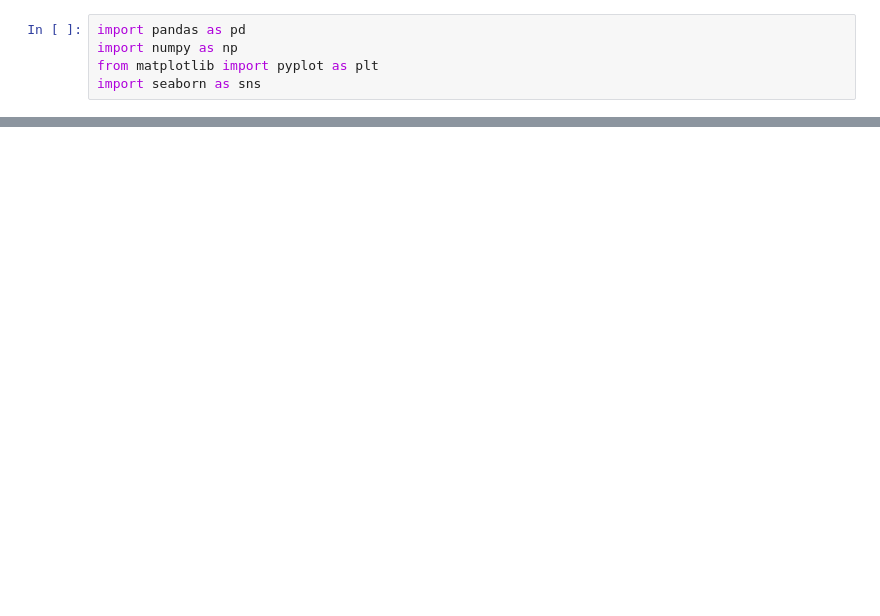
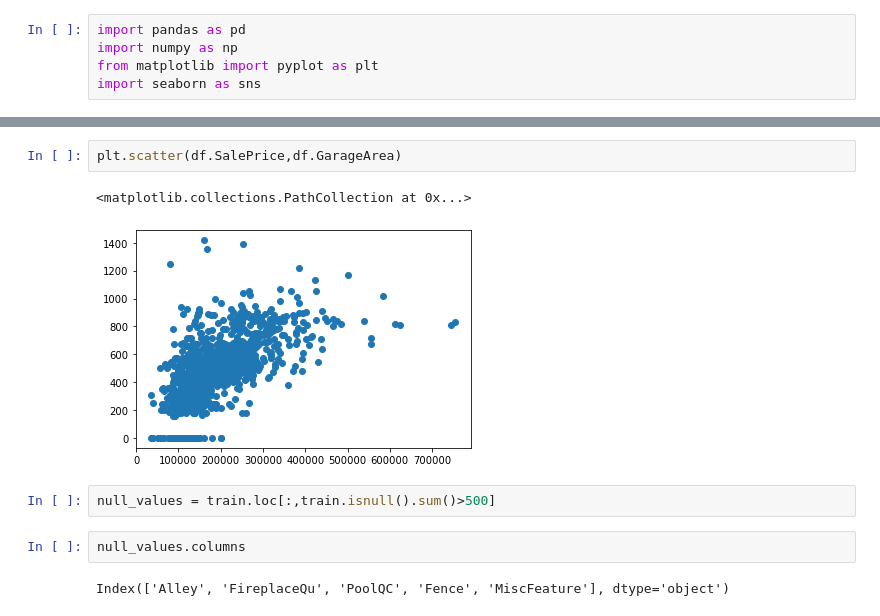
Before and after one commit to hiteshwarsingh1/Housing-Price, a Jupyter notebook: project.ipynb, the cells around one changed output, grey strips where cells are left out. Saved outputs shown, nothing was run; the diff lists cells and outputs as text; blank space fills up the shorter version.

```diff
--- a/project.ipynb
+++ b/project.ipynb
@@ -102,0 +281,11 @@ model3.score(X_test,Y_test)
+# %%
+plt.scatter(df.SalePrice,df.GarageArea)
+# %% [output]
+<matplotlib.collections.PathCollection at 0x...>
+[figure, added]
+# %%
+null_values = train.loc[:,train.isnull().sum()>500]
+# %%
+null_values.columns
+# %% [output]
+Index(['Alley', 'FireplaceQu', 'PoolQC', 'Fence', 'MiscFeature'], dtype='object')
```
Also changed, not shown: parts of 44 cells of this notebook.
